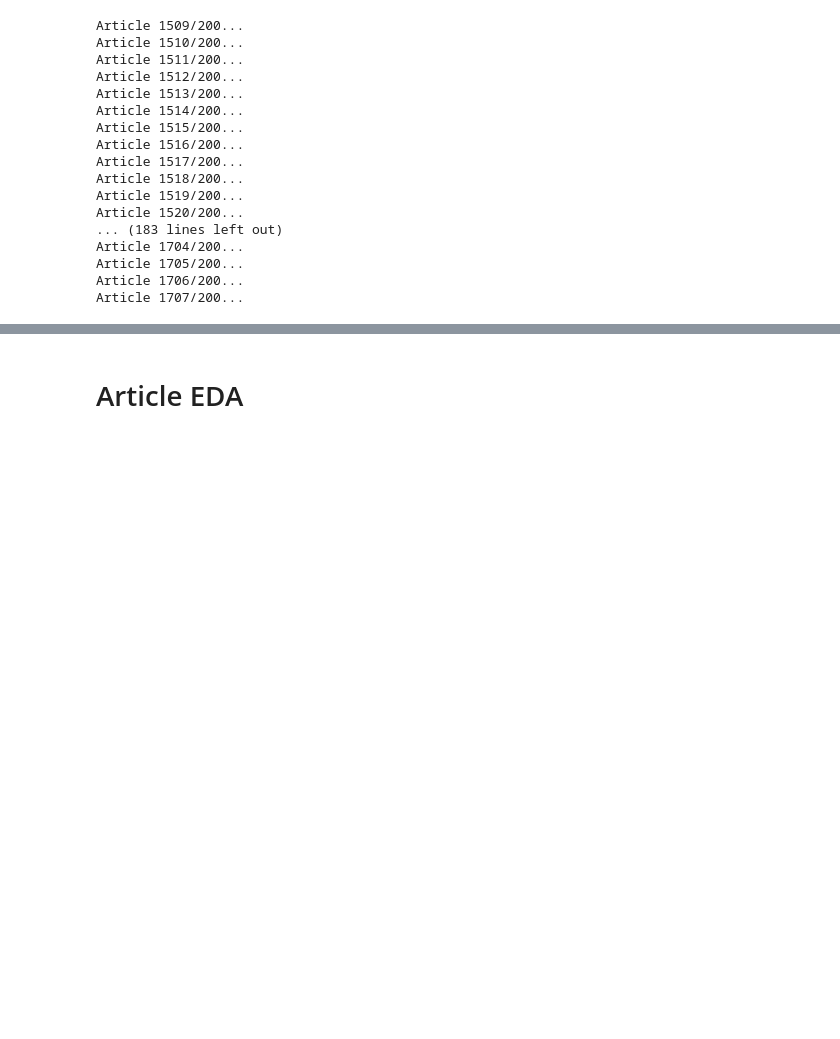
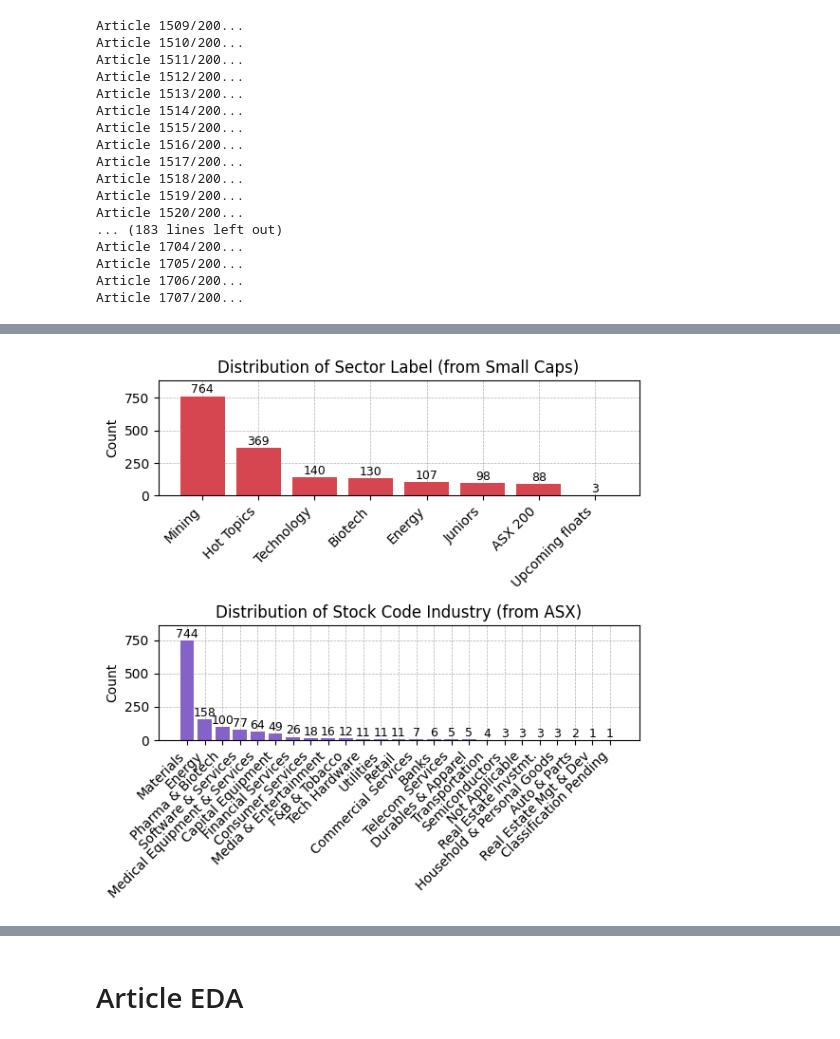
Before and after one commit to H-unter/MA3831-Assignment-2-3, a Jupyter notebook: code/scrape_article.ipynb, the cells around one changed output, grey strips where cells are left out. Saved outputs shown, nothing was run; the diff lists cells and outputs as text; code cells hidden in the pictures; blank space fills up the shorter version.

```diff
--- a/code/scrape_article.ipynb
+++ b/code/scrape_article.ipynb
@@ -90,14 +99,10 @@ def parse_html_to_dict(soup_obj):
 # %%
-# import article_metadata.csv as a pandas dataframe
-import pandas as pd
-from time import sleep
-import time
+
 
 # Initialize an empty DataFrame to store the articles
 crawl_throttle_time_s = 3
 
 # Read the metadata CSV file
 article_metadata = pd.read_csv('../data/article_metadata.csv')
-article_df = pd.read_csv('../data/article_scraped_data.csv')
-
-# for each row in article_df, get the url from the same row index of article_metadata
+# Read the scraped data CSV file and convert the 'stock_codes' column from string to list
+article_df = pd.read_csv('../data/article_scraped_data.csv', converters={'stock_codes': ast.literal_eval})
@@ -160,3 +235,39 @@ article_df
+# %%
+# Plot the value counts of the sector column on one subplot and the value counts of the stock_code_industry column on another subplot
+
+fig, axes = plt.subplots(2, 1, figsize=(6, 6))
+
+# Plot sector value counts
+sector_counts = article_df['sector'].value_counts(ascending=False)
+axes[0].bar(sector_counts.index, sector_counts.values, color='#D64650', zorder=2)
+axes[0].set_title('Distribution of Sector Label (from Small Caps)')
+axes[0].set_ylabel('Count')
+axes[0].tick_params(axis='x', labelrotation=45)
+axes[0].grid(True, which='both', linestyle='--', linewidth=0.5, zorder=1)
+axes[0].set_xticklabels(sector_counts.index, rotation=45, ha='right')
+axes[0].set_ylim(0, axes[0].get_ylim()[1] * 1.1)
+
+# Add value labels to the bars
+for i, count in enumerate(sector_counts.values):
+    axes[0].text(i, count + 0.5, f'{int(count)}', ha='center', va='bottom', fontsize=9)
+
+# Plot stock_code_industry value counts
+industry_counts = article_df['stock_code_industry'].value_counts(ascending=False)
+axes[1].bar(industry_counts.index, industry_counts.values, color='#8562C8', zorder=2)
+axes[1].set_title('Distribution of Stock Code Industry (from ASX)')
+axes[1].set_ylabel('Count')
+axes[1].grid(True, which='both', linestyle='--', linewidth=0.5, zorder=1)
+axes[1].set_xticklabels(industry_counts.index, rotation=45, ha='right')
+axes[1].set_ylim(0, axes[1].get_ylim()[1] * 1.1)
+
+# Add value labels to the bars
+for i, count in enumerate(industry_counts.values):
+    axes[1].text(i, count + 0.5, f'{int(count)}', ha='center', va='bottom', fontsize=9)
+
+plt.tight_layout()
+plt.show()
+# %% [output]
+[figure, added]
 # %%
 article_df
 df = article_df
```
Also changed, not shown: parts of 10 cells of this notebook, 2 other files.
